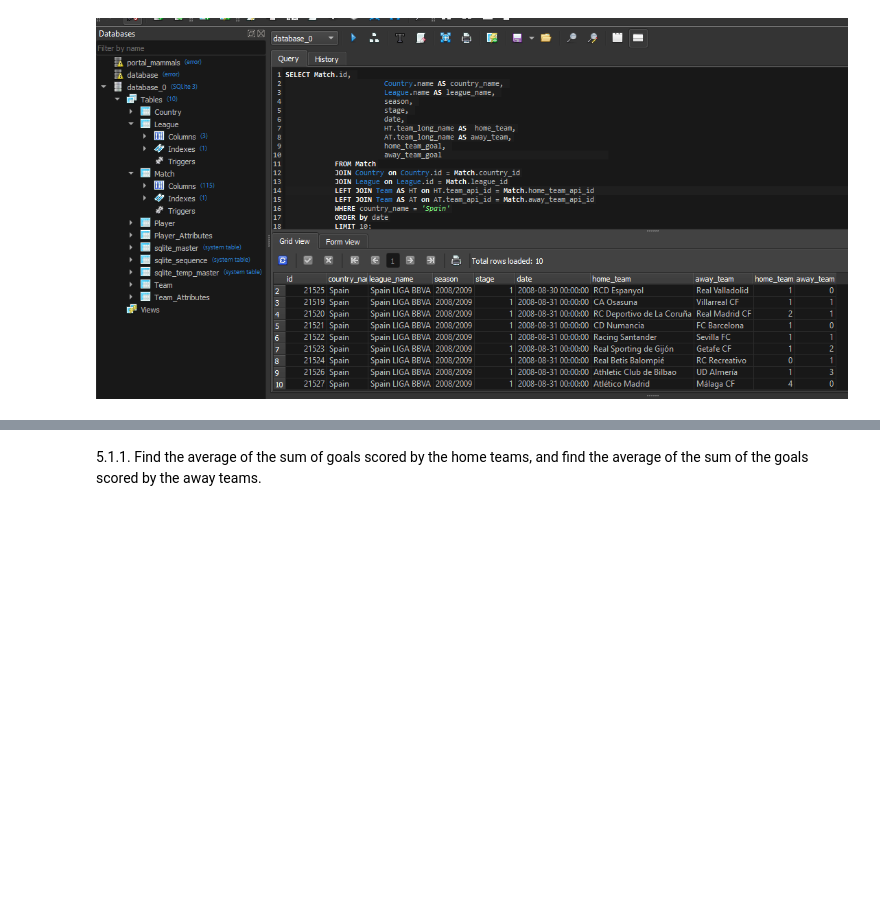
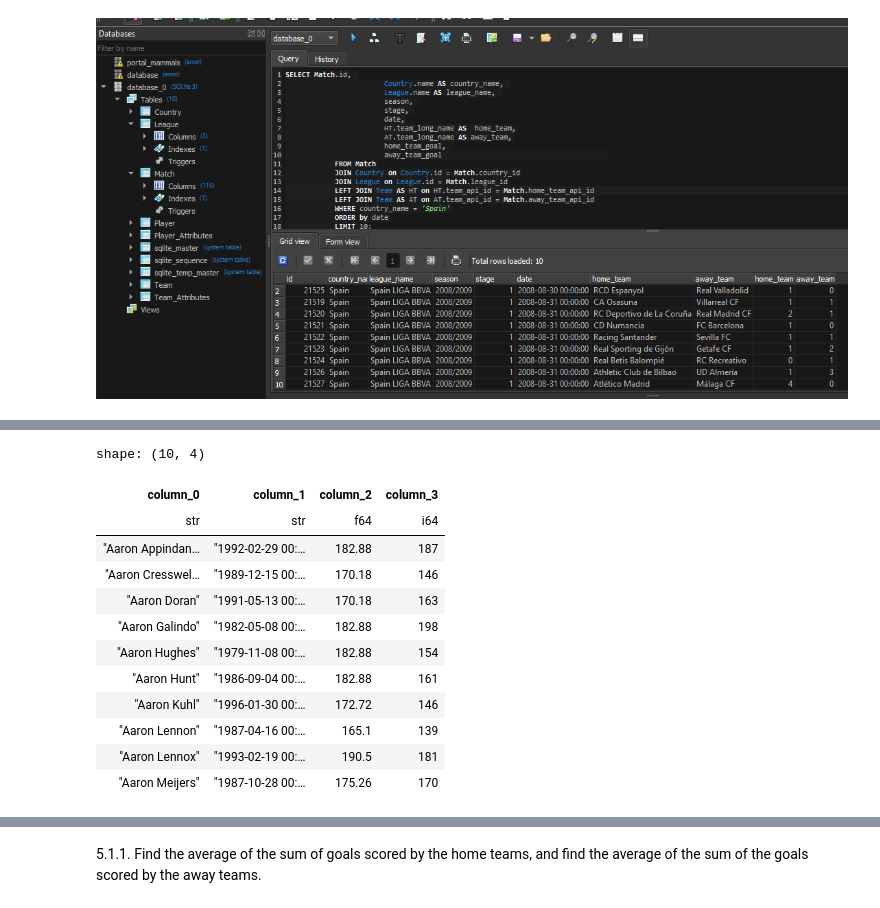
Before and after one commit to AndrewsJascoro/DataAnalyts_Mintic_Talento_Tech, a Jupyter notebook: SQL_and_SQLite_using_Python.ipynb, the cells around one changed output, grey strips where cells are left out. Drawn from its saved outputs; the diff is of its cells as text; code cells hidden in the pictures; blank space fills up the shorter version.

```diff
--- a/SQL_and_SQLite_using_Python.ipynb
+++ b/SQL_and_SQLite_using_Python.ipynb
@@ -707,30 +847,37 @@ conn.close()
 # %%
-# 16.
-# 1 - 3
-# Using SQLite3:
+# 18
+# 2.1.2 of 3 - 3
+# 10-2. Using Python polars:
 # List European football players.
-
+import polars as pl
 import sqlite3
 from IPython.display import display
 
-# Connect to the SQLite database
-conn = sqlite3.connect("/content/database.sqlite")
-
-# Create a cursor object
-cursor = conn.cursor()
-
-# Execute the query to select European football players from the "Player" table
-cursor.execute("""
-    SELECT player_name, birthday, height, weight
-    FROM Player
-    ORDER BY player_name;
-""")
-# Fetch all rows
-rows = cursor.fetchall()
-
-# Output data
-for row in rows:
-    display(row) # Display the row
-
-# Close the connection
+# Read the SQLite database into a Polars DataFrame
+db_path = "/content/database.sqlite"
+conn = sqlite3.connect(db_path)
+query = """
+      SELECT player_name, birthday, height, weight
+      FROM Player
+      ORDER BY player_name
+      LIMIT 10; """
+cursor = conn.execute(query)
+data = cursor.fetchall()
 conn.close()
+df = pl.DataFrame(data)
+schema_df = pl.DataFrame(df.schema)
+display(df)
+# %% [output]
+shape: (10, 4)
+| column_0 | column_1 | column_2 | column_3 |
+| str | str | f64 | i64 |
+| "Aaron Appindan… | "1992-02-29 00:… | 182.88 | 187 |
+| "Aaron Cresswel… | "1989-12-15 00:… | 170.18 | 146 |
+| "Aaron Doran" | "1991-05-13 00:… | 170.18 | 163 |
+| "Aaron Galindo" | "1982-05-08 00:… | 182.88 | 198 |
+| "Aaron Hughes" | "1979-11-08 00:… | 182.88 | 154 |
+| "Aaron Hunt" | "1986-09-04 00:… | 182.88 | 161 |
+| "Aaron Kuhl" | "1996-01-30 00:… | 172.72 | 146 |
+| "Aaron Lennon" | "1987-04-16 00:… | 165.1 | 139 |
+| "Aaron Lennox" | "1993-02-19 00:… | 190.5 | 181 |
+| "Aaron Meijers" | "1987-10-28 00:… | 175.26 | 170 |
```
Also changed, not shown: parts of 68 cells of this notebook.
